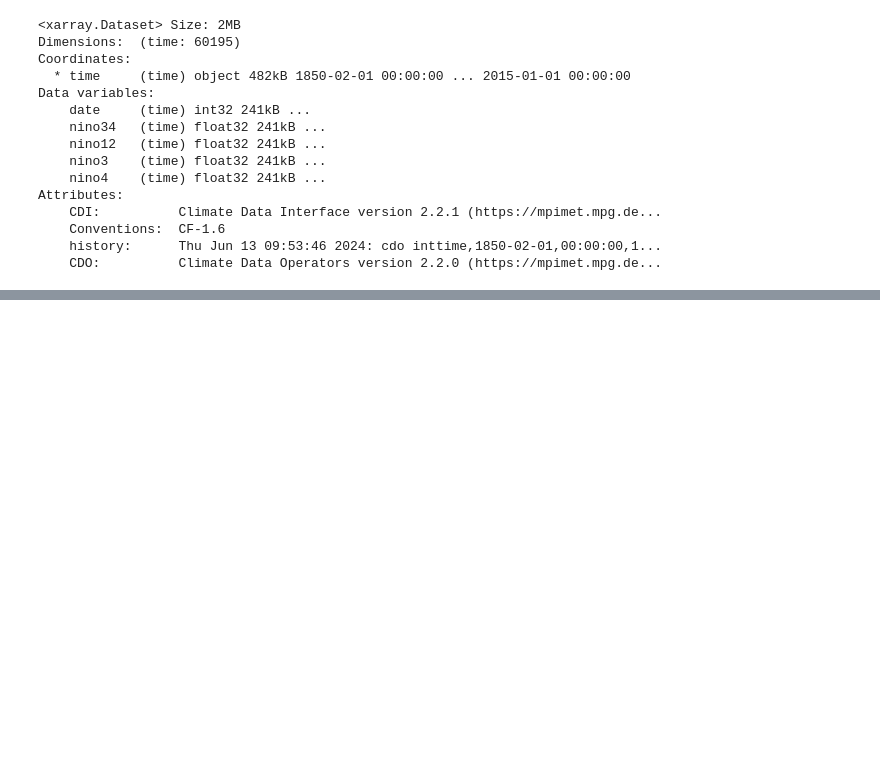
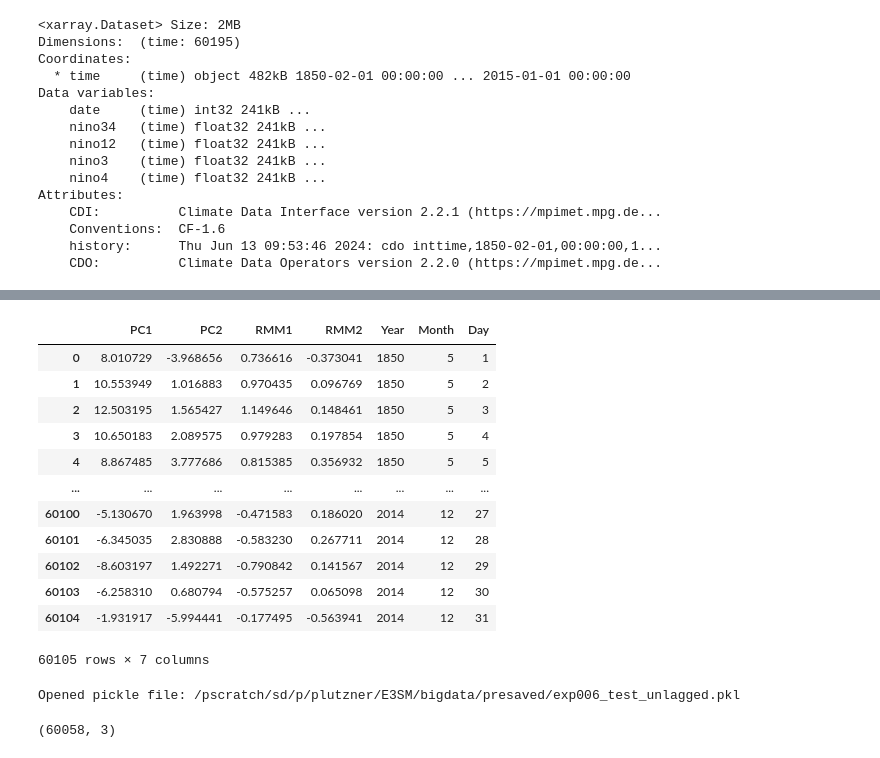
Before and after one commit to Jolan-vP/E3SM, a Jupyter notebook: playfile.ipynb, the cells around one changed output, grey strips where cells are left out. Drawn from its saved outputs; the diff is of its cells as text; code cells hidden in the pictures; blank space fills up the shorter version.

```diff
--- a/playfile.ipynb
+++ b/playfile.ipynb
@@ -685,7 +685,8 @@ Attributes:
     history:      Thu Jun 13 09:53:46 2024: cdo inttime,1850-02-01,00:00:00,1...
     CDO:          Climate Data Operators version 2.2.0 (https://mpimet.mpg.de...
 # %%
-MJOsavename = '/Users/C830793391/BIG_DATA/E3SM_Data/presaved/MJOarray.leadnans.1850-2014.pkl'
+# MJOsavename = '/Users/C830793391/BIG_DATA/E3SM_Data/presaved/MJOarray.leadnans.1850-2014.pkl'
+MJOsavename = '/pscratch/sd/p/plutzner/E3SM/bigdata/presaved/MJOarray.leadnans.1850-2014.pkl'
 with gzip.open(MJOsavename, "rb") as obj:
     MJOarray = pickle.load(obj)
 obj.close()
@@ -695,0 +713,58 @@ print(MJOarray.shape)
+# %%
+# MJOsavename = '/Users/C830793391/BIG_DATA/E3SM_Data/presaved/MJOarray.leadnans.1850-2014.pkl'
+MJOsavename = '/pscratch/sd/p/plutzner/E3SM/bigdata/MJO_historical_0101_1850-2014.pkl'
+with open(MJOsavename, "rb") as obj:
+    MJOarray_original = pickle.load(obj)
+obj.close()
+# %%
+MJOarray_original
+# %% [output]
+|  | PC1 | PC2 | RMM1 | RMM2 | Year | Month | Day |
+| 0 | 8.010729 | -3.968656 | 0.736616 | -0.373041 | 1850 | 5 | 1 |
+| 1 | 10.553949 | 1.016883 | 0.970435 | 0.096769 | 1850 | 5 | 2 |
+| 2 | 12.503195 | 1.565427 | 1.149646 | 0.148461 | 1850 | 5 | 3 |
+| 3 | 10.650183 | 2.089575 | 0.979283 | 0.197854 | 1850 | 5 | 4 |
+| 4 | 8.867485 | 3.777686 | 0.815385 | 0.356932 | 1850 | 5 | 5 |
+| ... | ... | ... | ... | ... | ... | ... | ... |
+| 60100 | -5.130670 | 1.963998 | -0.471583 | 0.186020 | 2014 | 12 | 27 |
+| 60101 | -6.345035 | 2.830888 | -0.583230 | 0.267711 | 2014 | 12 | 28 |
+| 60102 | -8.603197 | 1.492271 | -0.790842 | 0.141567 | 2014 | 12 | 29 |
+| 60103 | -6.258310 | 0.680794 | -0.575257 | 0.065098 | 2014 | 12 | 30 |
+| 60104 | -1.931917 | -5.994441 | -0.177495 | -0.563941 | 2014 | 12 | 31 |
+60105 rows × 7 columns
+# %%
+import utils
+import gzip
+import pickle
+import numpy as np
+from databuilder.data_generator import ClimateData
+
+config = utils.get_config("exp006")
+seed = config["seed_list"][0]
+
+data = ClimateData(
+    config["databuilder"],
+    expname = config["expname"],
+    seed=seed,
+    data_dir = config["perlmutter_data_dir"],
+    figure_dir=config["perlmutter_output_dir"],
+    target_only = True,
+    fetch=False,
+    verbose=False
+)
+
+data_file = config["data_loader"]["perlmutter_data_dir"] + "exp006_test_unlagged.pkl"
+
+if data_file.endswith(".pkl"):
+        # Open the file using gzip and pickle
+        with gzip.open(data_file, "rb") as fp:
+            data = pickle.load(fp)
+        print(f"Opened pickle file: {data_file}")
+elif data_file.endswith(".nc"):
+    # Open the file as a NetCDF dataset using xarray
+    data = xr.open_dataset(data_file)
+    print(f"Opened NetCDF file: {data_file}")
+else:
+    raise ValueError("Unsupported file extension. Use .pkl or .nc files only.")
+# %% [output]
+Opened pickle file: /pscratch/sd/p/plutzner/E3SM/bigdata/presaved/exp006_test_unlagged.pkl
@@ -695,0 +777,9 @@ print(MJOarray.shape)
+# %%
+# Remove first 120 and last 47 values
+trimmed_data = {
+    key: value[120:-47] for key, value in data.items()
+}
+
+print(trimmed_data["x"].shape)
+# %% [output]
+(60058, 3)
```
Also changed, not shown: parts of 3 cells of this notebook, 12 other files.
